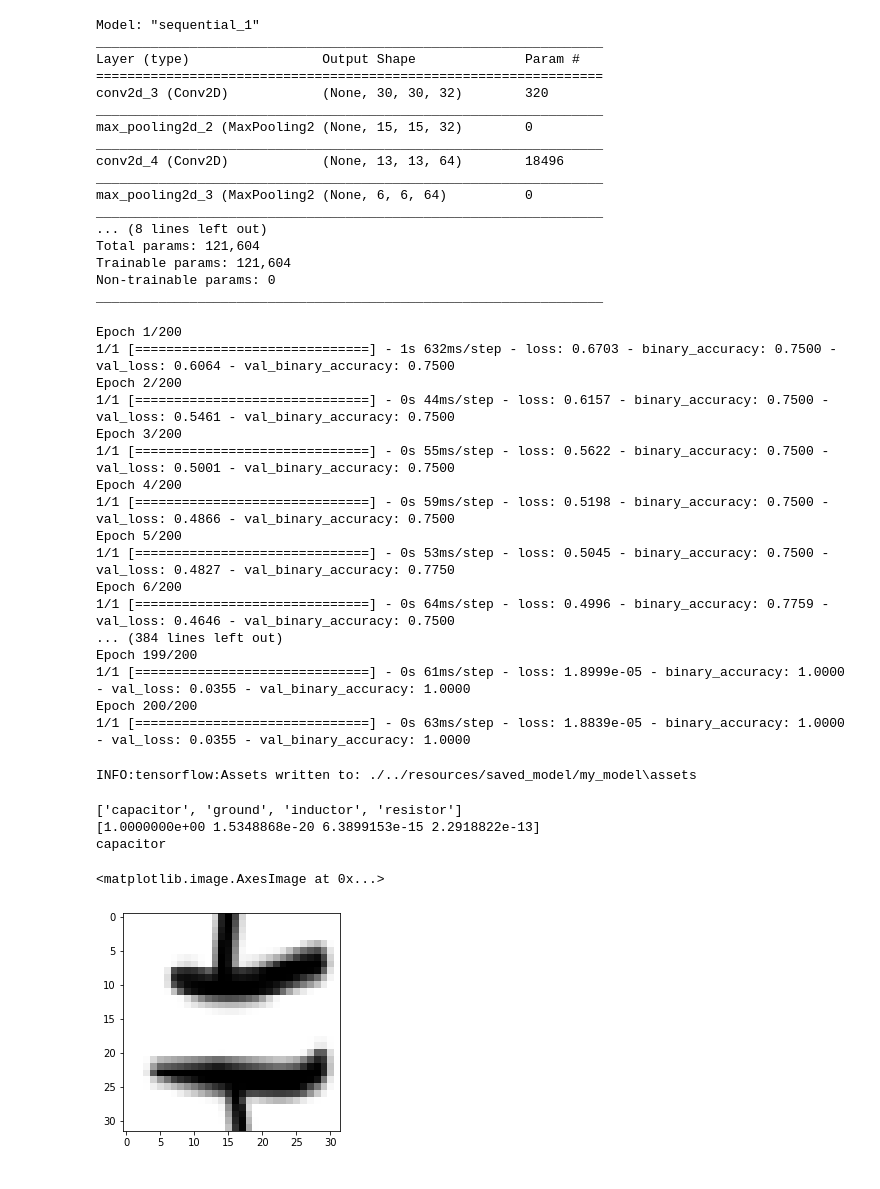
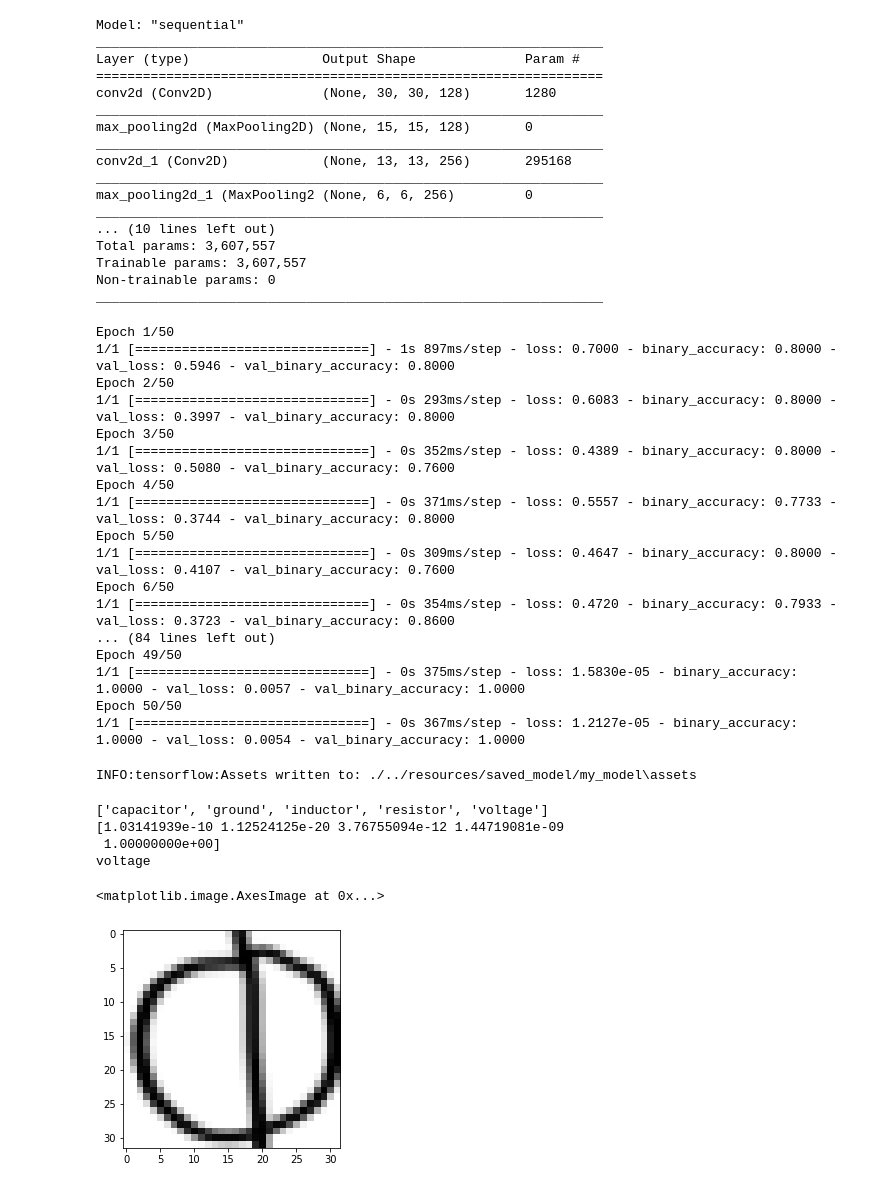
Before and after one commit to Chris022/smarter-circuits, a Jupyter notebook: dev/componentRecognition.ipynb, the cells around one changed output. Cells and saved outputs as stored; diff of their text form; code cells hidden in the pictures.

```diff
--- a/dev/componentRecognition.ipynb
+++ b/dev/componentRecognition.ipynb
@@ -97,33 +97,34 @@ plt.show()
 # %%
 model = models.Sequential()
-model.add(layers.Conv2D(32, (3, 3), activation='relu', input_shape=(32, 32, 1)))
+model.add(layers.Conv2D(128, (3, 3), activation='relu', input_shape=(32, 32, 1)))
 model.add(layers.MaxPooling2D((2, 2)))
-model.add(layers.Conv2D(64, (3, 3), activation='relu'))
+model.add(layers.Conv2D(256, (3, 3), activation='relu'))
 model.add(layers.MaxPooling2D((2, 2)))
-model.add(layers.Conv2D(64, (3, 3), activation='relu'))
+model.add(layers.Conv2D(512, (3, 3), activation='relu'))
 
 model.add(layers.Flatten())
-model.add(layers.Dense(64, activation='relu'))
+model.add(layers.Dense(256, activation='relu'))
+model.add(layers.Dense(128, activation='relu'))
 #model.add(layers.Dense(len(class_names)))
 model.add(layers.Dense(len(class_names), activation='softmax'))
 
 model.summary()
 # %% [output]
-Model: "sequential_1"
+Model: "sequential"
 _________________________________________________________________
 Layer (type)                 Output Shape              Param #
 =================================================================
-conv2d_3 (Conv2D)            (None, 30, 30, 32)        320
+conv2d (Conv2D)              (None, 30, 30, 128)       1280
 _________________________________________________________________
-max_pooling2d_2 (MaxPooling2 (None, 15, 15, 32)        0
+max_pooling2d (MaxPooling2D) (None, 15, 15, 128)       0
 _________________________________________________________________
-conv2d_4 (Conv2D)            (None, 13, 13, 64)        18496
+conv2d_1 (Conv2D)            (None, 13, 13, 256)       295168
 _________________________________________________________________
-max_pooling2d_3 (MaxPooling2 (None, 6, 6, 64)          0
+max_pooling2d_1 (MaxPooling2 (None, 6, 6, 256)         0
 _________________________________________________________________
-... (8 lines left out)
-Total params: 121,604
-Trainable params: 121,604
+... (10 lines left out)
+Total params: 3,607,557
+Trainable params: 3,607,557
 Non-trainable params: 0
 _________________________________________________________________
 # %%
@@ -140,26 +141,26 @@ model.compile(optimizer='adam',
 #history = model.fit(train_images, train_labels, epochs=10,
 #                    validation_data=(test_images, test_labels))
 
-history = model.fit(train_images, train_labels, epochs=200,
+history = model.fit(train_images, train_labels, epochs=50,
                     validation_data=(test_images, test_labels))
 # %% [output]
-Epoch 1/200
-1/1 [==============================] - 1s 632ms/step - loss: 0.6703 - binary_accuracy: 0.7500 - val_loss: 0.6064 - val_binary_accuracy: 0.7500
-Epoch 2/200
-1/1 [==============================] - 0s 44ms/step - loss: 0.6157 - binary_accuracy: 0.7500 - val_loss: 0.5461 - val_binary_accuracy: 0.7500
-Epoch 3/200
-1/1 [==============================] - 0s 55ms/step - loss: 0.5622 - binary_accuracy: 0.7500 - val_loss: 0.5001 - val_binary_accuracy: 0.7500
-Epoch 4/200
-1/1 [==============================] - 0s 59ms/step - loss: 0.5198 - binary_accuracy: 0.7500 - val_loss: 0.4866 - val_binary_accuracy: 0.7500
-Epoch 5/200
-1/1 [==============================] - 0s 53ms/step - loss: 0.5045 - binary_accuracy: 0.7500 - val_loss: 0.4827 - val_binary_accuracy: 0.7750
-Epoch 6/200
-1/1 [==============================] - 0s 64ms/step - loss: 0.4996 - binary_accuracy: 0.7759 - val_loss: 0.4646 - val_binary_accuracy: 0.7500
-... (384 lines left out)
-Epoch 199/200
-1/1 [==============================] - 0s 61ms/step - loss: 1.8999e-05 - binary_accuracy: 1.0000 - val_loss: 0.0355 - val_binary_accuracy: 1.0000
-Epoch 200/200
-1/1 [==============================] - 0s 63ms/step - loss: 1.8839e-05 - binary_accuracy: 1.0000 - val_loss: 0.0355 - val_binary_accuracy: 1.0000
+Epoch 1/50
+1/1 [==============================] - 1s 897ms/step - loss: 0.7000 - binary_accuracy: 0.8000 - val_loss: 0.5946 - val_binary_accuracy: 0.8000
+Epoch 2/50
+1/1 [==============================] - 0s 293ms/step - loss: 0.6083 - binary_accuracy: 0.8000 - val_loss: 0.3997 - val_binary_accuracy: 0.8000
+Epoch 3/50
+1/1 [==============================] - 0s 352ms/step - loss: 0.4389 - binary_accuracy: 0.8000 - val_loss: 0.5080 - val_binary_accuracy: 0.7600
+Epoch 4/50
+1/1 [==============================] - 0s 371ms/step - loss: 0.5557 - binary_accuracy: 0.7733 - val_loss: 0.3744 - val_binary_accuracy: 0.8000
+Epoch 5/50
+1/1 [==============================] - 0s 309ms/step - loss: 0.4647 - binary_accuracy: 0.8000 - val_loss: 0.4107 - val_binary_accuracy: 0.7600
+Epoch 6/50
+1/1 [==============================] - 0s 354ms/step - loss: 0.4720 - binary_accuracy: 0.7933 - val_loss: 0.3723 - val_binary_accuracy: 0.8600
+... (84 lines left out)
+Epoch 49/50
+1/1 [==============================] - 0s 375ms/step - loss: 1.5830e-05 - binary_accuracy: 1.0000 - val_loss: 0.0057 - val_binary_accuracy: 1.0000
+Epoch 50/50
+1/1 [==============================] - 0s 367ms/step - loss: 1.2127e-05 - binary_accuracy: 1.0000 - val_loss: 0.0054 - val_binary_accuracy: 1.0000
 # %%
 model.save('./../resources/saved_model/my_model')
 # %% [output]
@@ -192,29 +193,30 @@ def classify(boxes, image):
 # %%
 new_model = tf.keras.models.load_model('./../resources/saved_model/my_model')
 
 # Check its architecture
 #new_model.summary()
 
 #img = convertImg(utils.loadImage(path='./../resources/trainData', name='test.png', resize=(32,32)))
 
-img = test_images[2]
-#img = train_images[3]
+#img = test_images[2]
+img = train_images[12]
 
 
 predictions_single = model.predict(img.reshape(-1,32,32,1))[0]
 print(class_names)
 print(predictions_single)
 print(class_names[np.argmax(predictions_single)])
 #print(class_names[np.where(predictions_single[:-4] == np.amax(predictions_single[:-4]))[0][0]])
 #print(class_names[np.where(predictions_single[-4:] == np.amax(predictions_single[-4:]))[0][0] + len(class_names) - 4])
 
 plt.imshow(img, cmap='gray')
 # %% [output]
-['capacitor', 'ground', 'inductor', 'resistor']
-[1.0000000e+00 1.5348868e-20 6.3899153e-15 2.2918822e-13]
-capacitor
+['capacitor', 'ground', 'inductor', 'resistor', 'voltage']
+[1.03141939e-10 1.12524125e-20 3.76755094e-12 1.44719081e-09
+ 1.00000000e+00]
+voltage
 <matplotlib.image.AxesImage at 0x...>
-[figure, old version]
+[figure, new version]
 # %%
 plt.figure(figsize=(10,10))
 for i in range(6):
```
Also changed, not shown: parts of 4 cells of this notebook, 2 other files.
